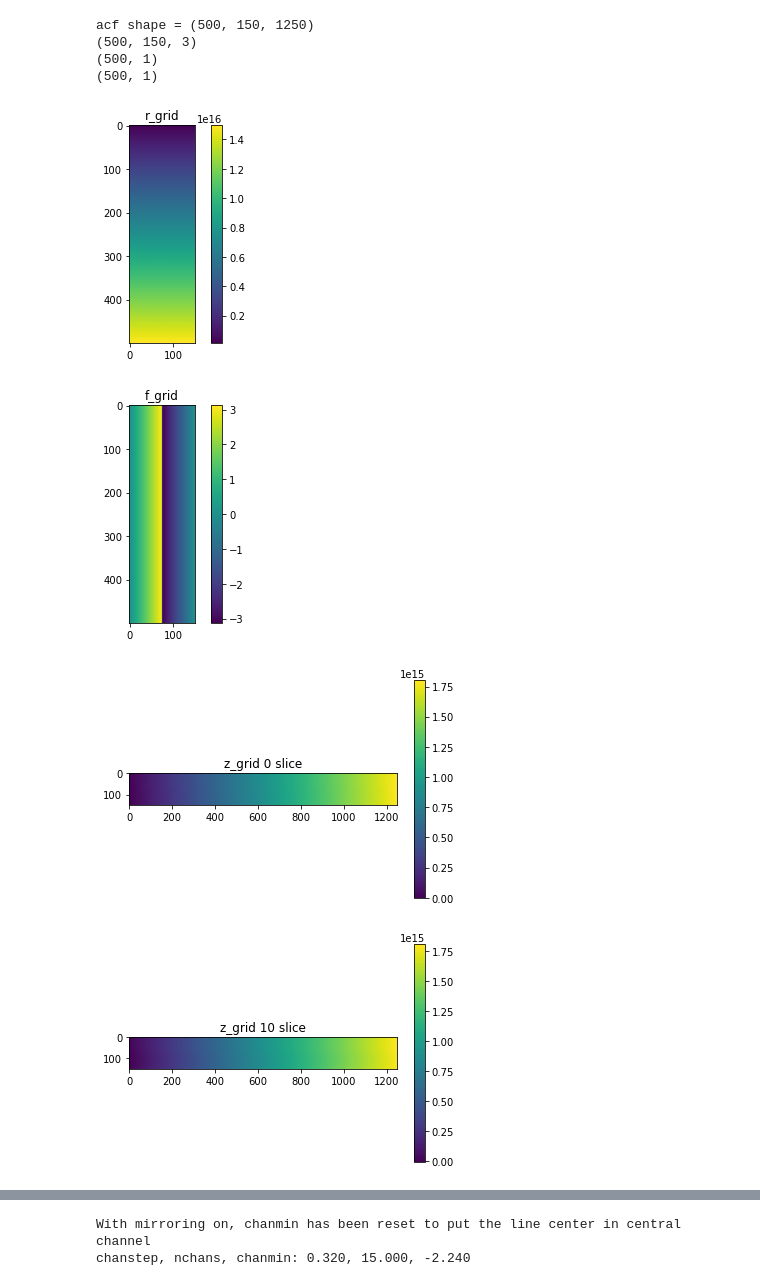
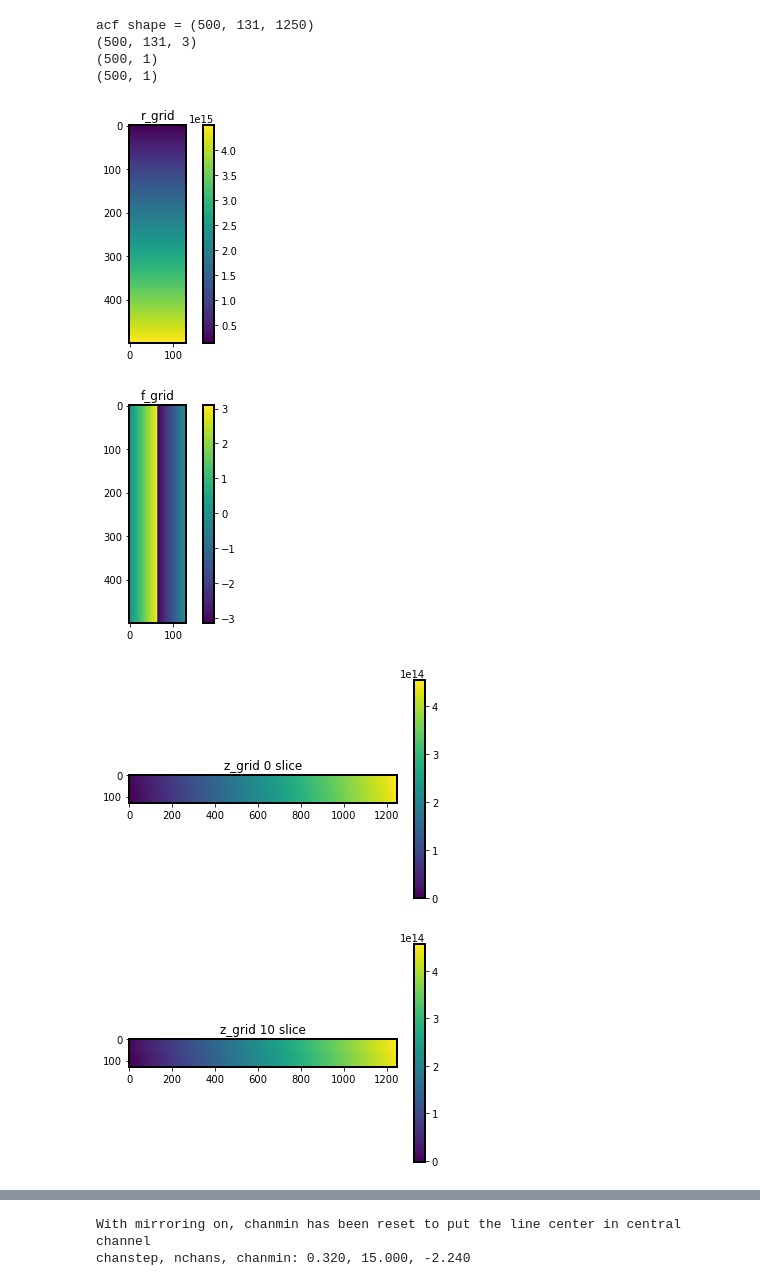
Before and after one commit to theochawla/49ceti_warpmodel, a Jupyter notebook: Warp/testing_code.ipynb, the cells around one changed output, grey strips where cells are left out. Cells and saved outputs as stored; diff of their text form; code cells hidden in the pictures.

Commit message:
applied debris disk parameters to warp model: something weird happening at 0 velocity point, but other than that, looking good!

```diff
--- a/Warp/testing_code.ipynb
+++ b/Warp/testing_code.ipynb
@@ -42,14 +47,11 @@ z[0,:,:,] contents [[ 1.79517445e+15  1.76525487e+15  1.73533530e+15 ... -1.7054
 # %%
-y=mine.Disk(q=-0.5,McoG=0.09,pp=1.,Ain=10.,Aout=1000.,Rc=800.,incl=80,
-                 Mstar=1,Xco=1e-4,vturb=0.01,Zq0=33.9,Tmid0=19.,Tatm0=69.3,
-                 handed=-1,ecc=0.,aop=0.,sigbound=[.79,1000],Rabund=[10,1000],
-                 nr=150,nphi=150,nz=120,zmax=120,rtg=True,vcs=True,line='co',ring=None,w_i=0, w_r0=0,w_dr=0,w_pa=0)
+y=mine.Disk(Tmid0=14, Rc=100., sigbound=[1e-3,np.inf],zmax=30, McoG=1e-4, Aout=300.,incl=70, w_i=0, w_r0=0,w_dr=0,w_pa=0)
 # %% [output]
-acf shape = (500, 150, 1250)
-(500, 150, 3)
+acf shape = (500, 131, 1250)
+(500, 131, 3)
 (500, 1)
 (500, 1)
-[figure, old version]
+[figure, new version]
-[figure, old version]
+[figure, new version]
-[figure, old version]
+[figure, new version]
-[figure, old version]
+[figure, new version]
```
Also changed, not shown: parts of 10 cells of this notebook, 36 other files.
